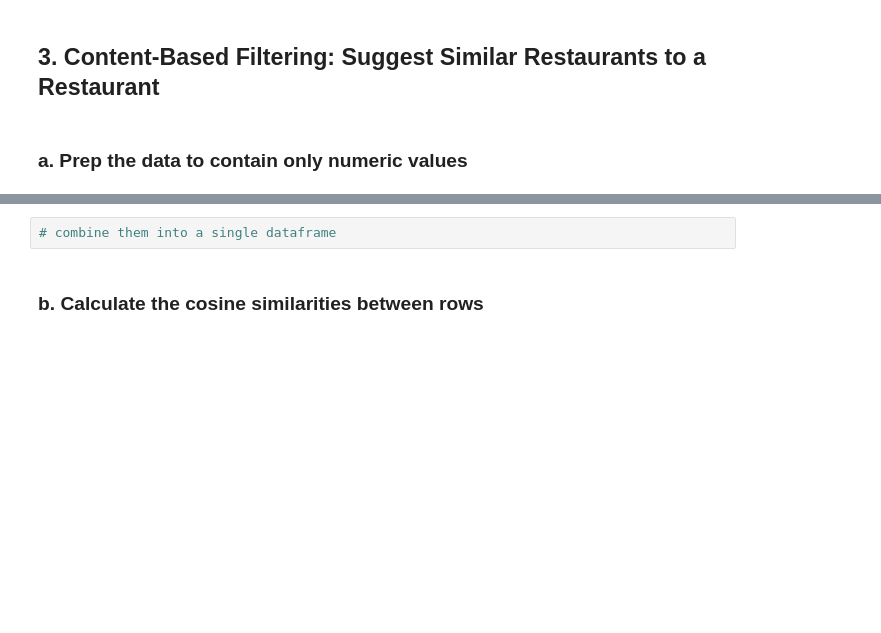
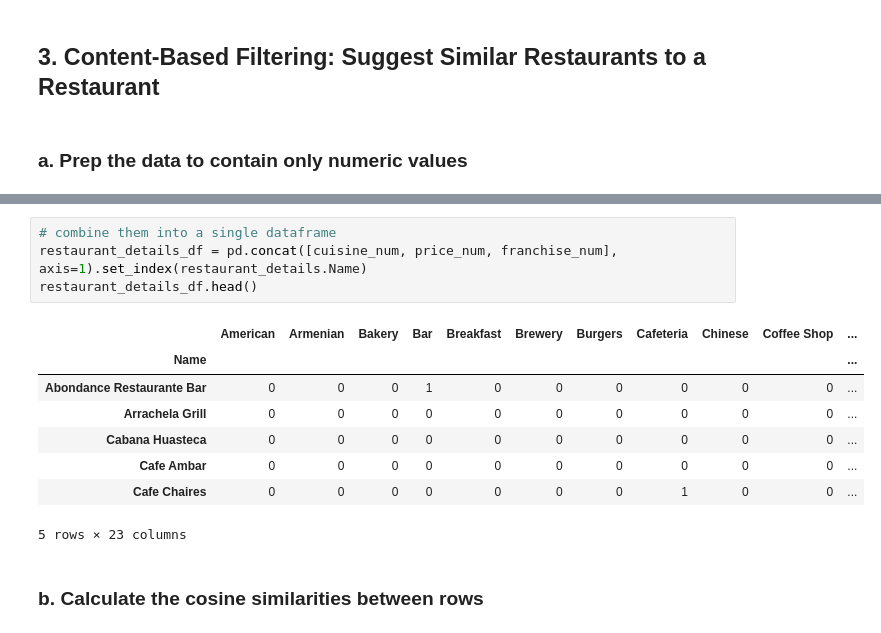
Before and after one commit to Camiloesp/PythonDataScience_UnsupervisedML, a Jupyter notebook: Course Assignment Notebooks/section09_recommender_project.ipynb, the cells around one changed output, grey strips where cells are left out. Saved outputs shown, nothing was run; the diff lists cells and outputs as text; blank space fills up the shorter version.

```diff
--- a/Course Assignment Notebooks/section09_recommender_project.ipynb
+++ b/Course Assignment Notebooks/section09_recommender_project.ipynb
@@ -133,5 +359,16 @@ restaurant_details[restaurant_details.Name.isin(new_user_df.T.dropna().index)]
 # %%
 # combine them into a single dataframe
+restaurant_details_df = pd.concat([cuisine_num, price_num, franchise_num], axis=1).set_index(restaurant_details.Name)
+restaurant_details_df.head()
+# %% [output]
+|  | American | Armenian | Bakery | Bar | Breakfast | Brewery | Burgers | Cafeteria | Chinese | Coffee Shop | ... |
+| Name |  |  |  |  |  |  |  |  |  |  | ... |
+| Abondance Restaurante Bar | 0 | 0 | 0 | 1 | 0 | 0 | 0 | 0 | 0 | 0 | ... |
+| Arrachela Grill | 0 | 0 | 0 | 0 | 0 | 0 | 0 | 0 | 0 | 0 | ... |
+| Cabana Huasteca | 0 | 0 | 0 | 0 | 0 | 0 | 0 | 0 | 0 | 0 | ... |
+| Cafe Ambar | 0 | 0 | 0 | 0 | 0 | 0 | 0 | 0 | 0 | 0 | ... |
+| Cafe Chaires | 0 | 0 | 0 | 0 | 0 | 0 | 0 | 1 | 0 | 0 | ... |
+5 rows × 23 columns
 # %% [markdown]
 ### b. Calculate the cosine similarities between rows
 # %%
```
Also changed, not shown: parts of 35 cells of this notebook.
